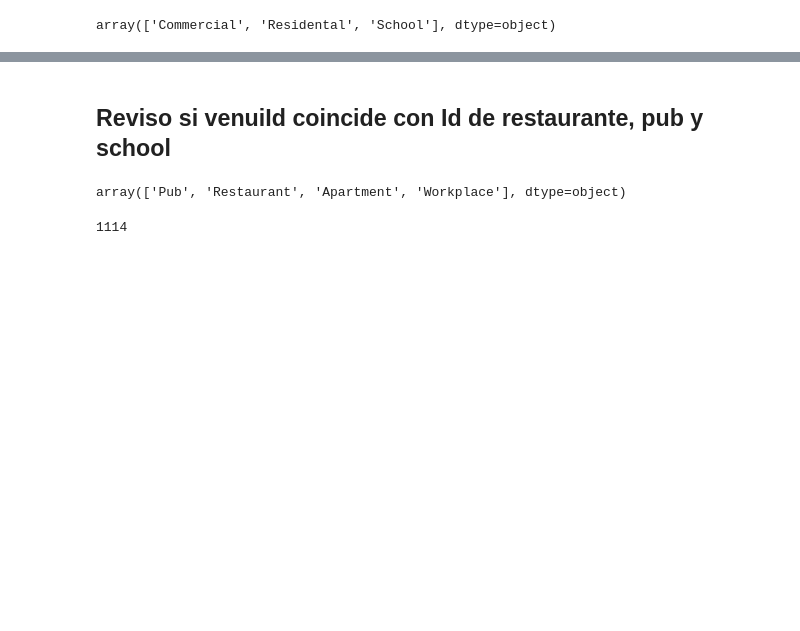
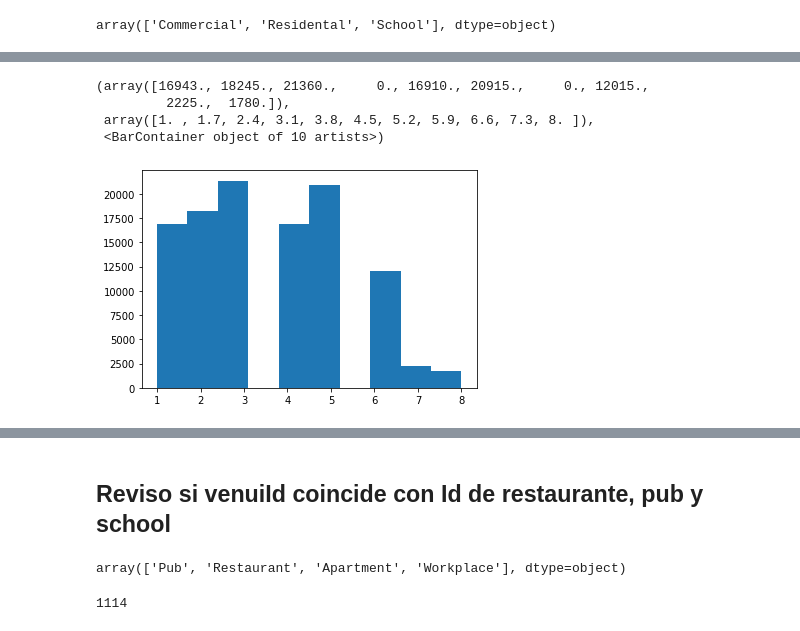
Before and after one commit to blukitas/Viz_2022_Grupo_4, a Jupyter notebook: docker/Notebooks/06.employers_patterns.ipynb, the cells around one changed output, grey strips where cells are left out. Saved outputs shown, nothing was run; the diff lists cells and outputs as text; code cells hidden in the pictures; blank space fills up the shorter version.

```diff
--- a/docker/Notebooks/06.employers_patterns.ipynb
+++ b/docker/Notebooks/06.employers_patterns.ipynb
@@ -93,0 +172,8 @@ array(['Commercial', 'Residental', 'School'], dtype=object)
+# %%
+plt.hist(agg_employ.avg_employees)
+# %% [output]
+(array([16943., 18245., 21360.,     0., 16910., 20915.,     0., 12015.,
+         2225.,  1780.]),
+ array([1. , 1.7, 2.4, 3.1, 3.8, 4.5, 5.2, 5.9, 6.6, 7.3, 8. ]),
+ <BarContainer object of 10 artists>)
+[figure, added]
```
Also changed, not shown: parts of 20 cells of this notebook, 3 other files.
